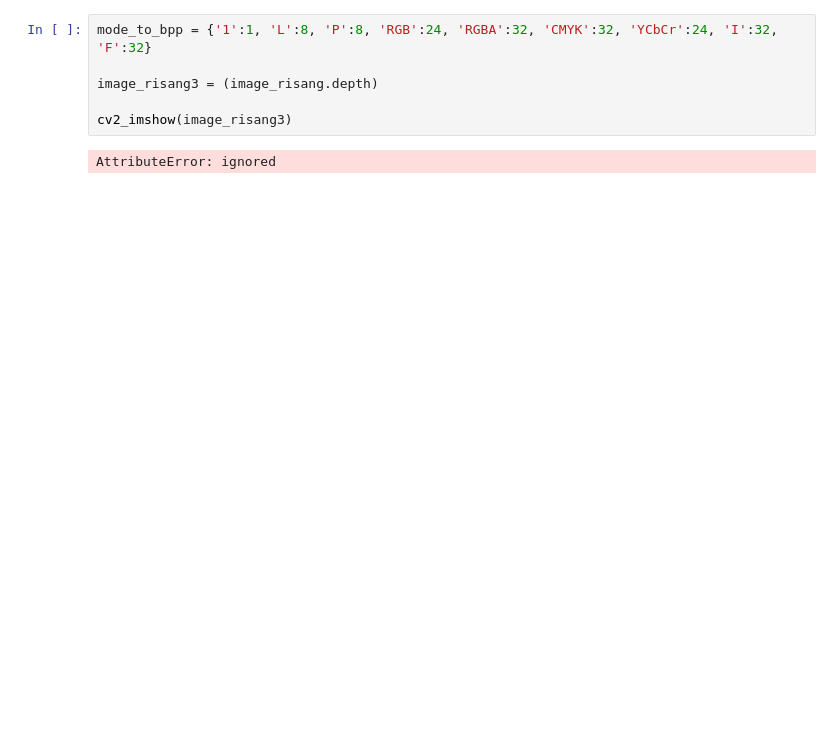
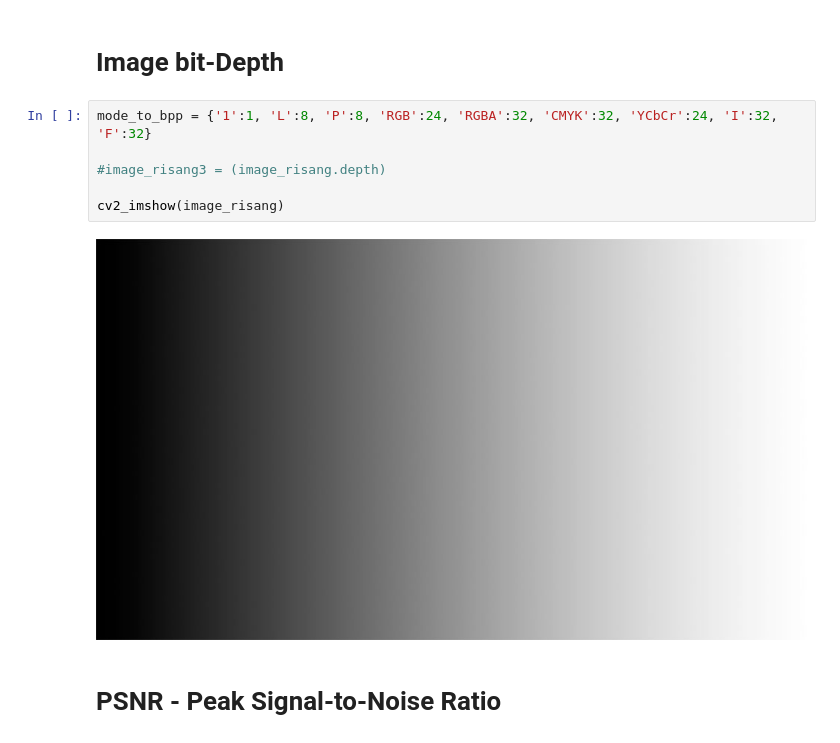
Before and after one commit to Zwarzen/PCVK_Genap_2022, a Jupyter notebook: week5.ipynb, the cells around one changed output. Saved outputs shown, nothing was run; the diff lists cells and outputs as text; blank space fills up the shorter version.

```diff
--- a/week5.ipynb
+++ b/week5.ipynb
@@ -56,8 +73,12 @@ cv2_imshow(final_frame)
+# %% [markdown]
+# Image bit-Depth
 # %%
 mode_to_bpp = {'1':1, 'L':8, 'P':8, 'RGB':24, 'RGBA':32, 'CMYK':32, 'YCbCr':24, 'I':32, 'F':32}
 
-image_risang3 = (image_risang.depth)
+#image_risang3 = (image_risang.depth)
 
-cv2_imshow(image_risang3)
+cv2_imshow(image_risang)
 # %% [output]
-AttributeError: ignored
+[figure, added]
+# %% [markdown]
+# PSNR - Peak Signal-to-Noise Ratio
```
Also changed, not shown: parts of 19 cells of this notebook.
